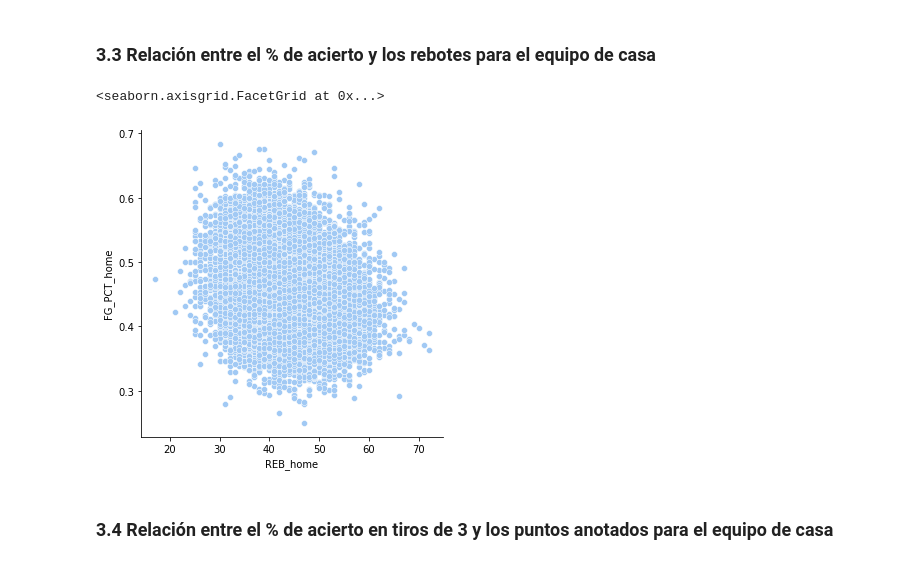
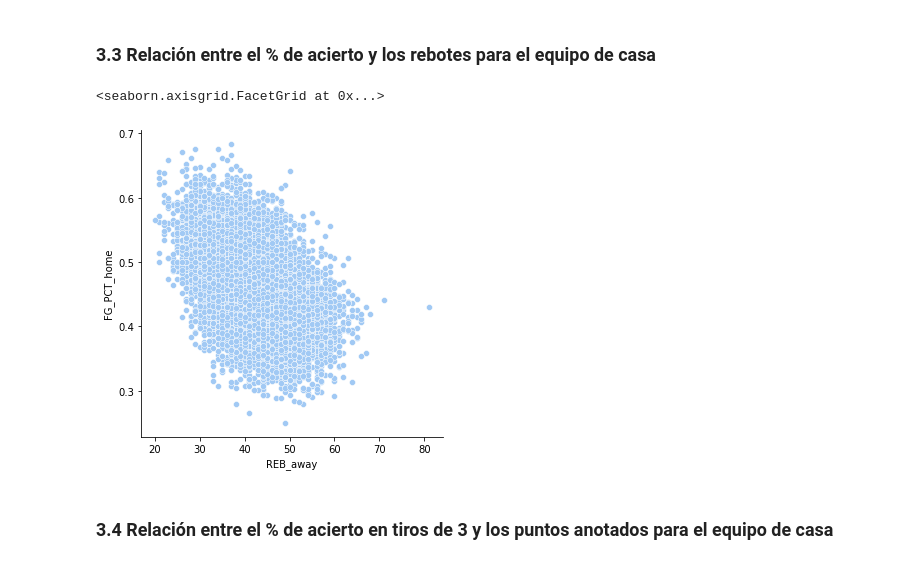
Before and after one commit to robertomanzanolopez/nba_statistics_prediction, a Jupyter notebook: data_exploration.ipynb, the cells around one changed output. Saved outputs shown, nothing was run; the diff lists cells and outputs as text; code cells hidden in the pictures.

```diff
--- a/data_exploration.ipynb
+++ b/data_exploration.ipynb
@@ -3,6 +3,8 @@ import pandas as pd
 import numpy as np
 import matplotlib.pyplot as plt
 import seaborn as sns
+
+sns.set_palette('pastel')
 # %%
 # Lo primero, leemos el dataframe
 pd.options.display.max_columns
@@ -212,10 +214,10 @@ sns.relplot(data=df,x='PTS_home',y='FG_PCT_home')
 # %% [markdown]
 ### 3.3 Relación entre el % de acierto y los rebotes para el equipo de casa
 # %%
-sns.relplot(data=df,x='REB_home',y='FG_PCT_home')
+sns.relplot(data=df,x='REB_away',y='FG_PCT_home')
 # %% [output]
 <seaborn.axisgrid.FacetGrid at 0x...>
-[figure, old version]
+[figure, new version]
 # %% [markdown]
 ### 3.4 Relación entre el % de acierto en tiros de 3 y los puntos anotados para el equipo de casa
 # %%
```
Also changed, not shown: parts of 9 cells of this notebook.
